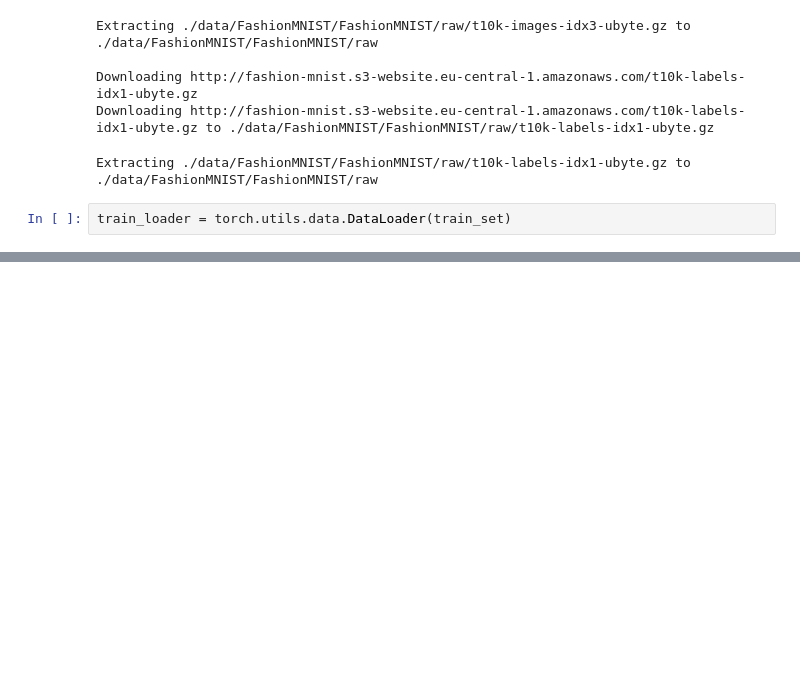
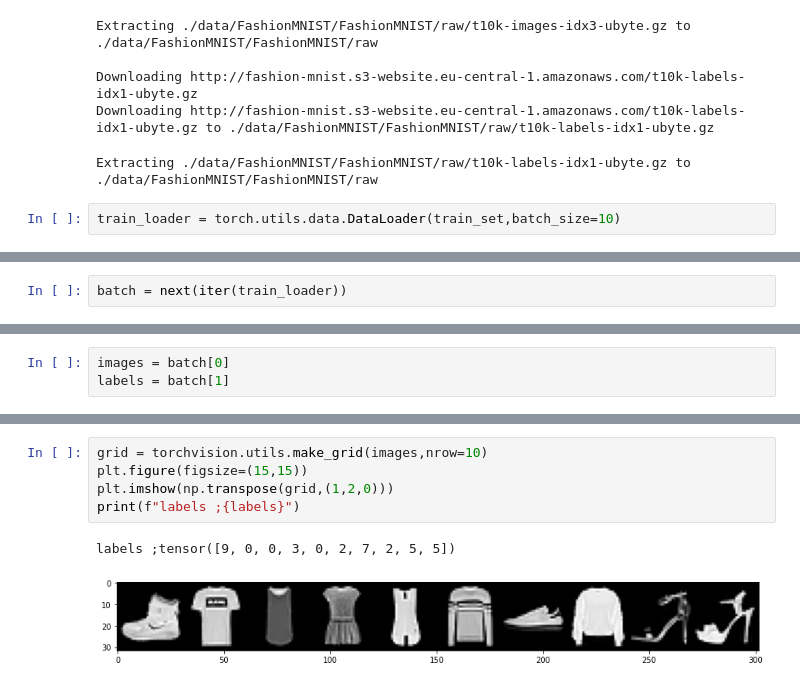
Before and after one commit to pranzalkhadka/Pytorch, a Jupyter notebook: FashionMNIST.ipynb, the cells around one changed output, grey strips where cells are left out. Drawn from its saved outputs; the diff is of its cells as text; blank space fills up the shorter version.

```diff
--- a/FashionMNIST.ipynb
+++ b/FashionMNIST.ipynb
@@ -28,4 +28,4 @@ Downloading http://fashion-mnist.s3-website.eu-central-1.amazonaws.com/t10k-labe
 Downloading http://fashion-mnist.s3-website.eu-central-1.amazonaws.com/t10k-labels-idx1-ubyte.gz to ./data/FashionMNIST/FashionMNIST/raw/t10k-labels-idx1-ubyte.gz
 Extracting ./data/FashionMNIST/FashionMNIST/raw/t10k-labels-idx1-ubyte.gz to ./data/FashionMNIST/FashionMNIST/raw
 # %%
-train_loader = torch.utils.data.DataLoader(train_set)
+train_loader = torch.utils.data.DataLoader(train_set,batch_size=10)
@@ -31,0 +76,2 @@ train_loader = torch.utils.data.DataLoader(train_set)
+# %%
+batch = next(iter(train_loader))
@@ -31,0 +86,3 @@ train_loader = torch.utils.data.DataLoader(train_set)
+# %%
+images = batch[0]
+labels = batch[1]
@@ -31,0 +99,8 @@ train_loader = torch.utils.data.DataLoader(train_set)
+# %%
+grid = torchvision.utils.make_grid(images,nrow=10)
+plt.figure(figsize=(15,15))
+plt.imshow(np.transpose(grid,(1,2,0)))
+print(f"labels ;{labels}")
+# %% [output]
+labels ;tensor([9, 0, 0, 3, 0, 2, 7, 2, 5, 5])
+[figure, added]
```
Also changed, not shown: parts of 19 cells of this notebook.
